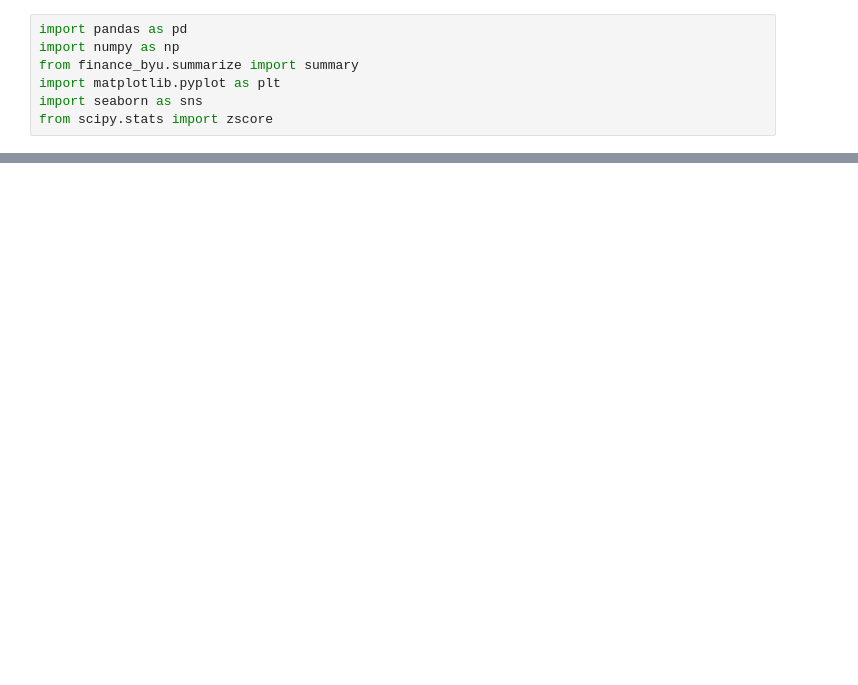
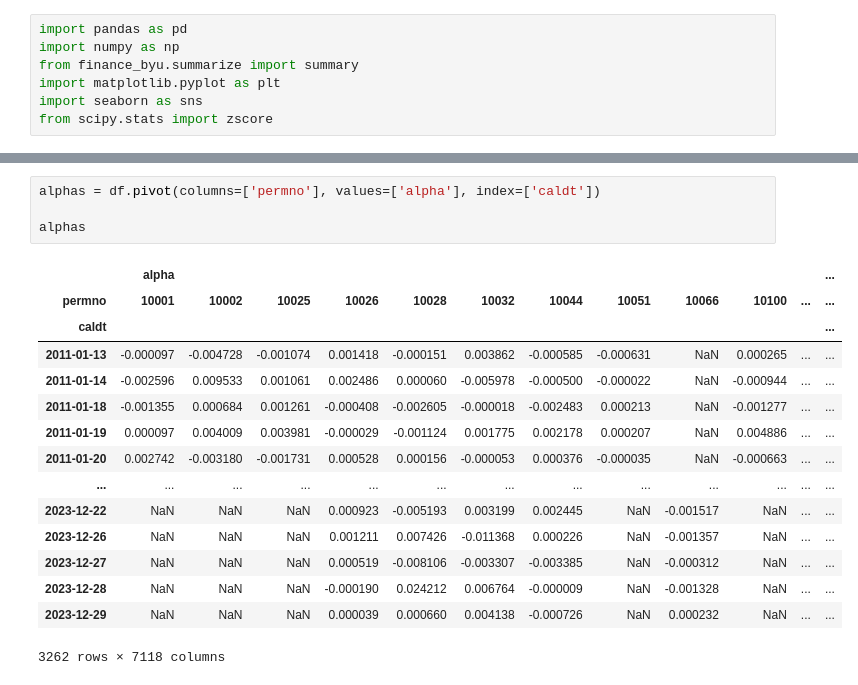
Before and after one commit to andrewhall1124/momentum, a Jupyter notebook: momentum_monthly_z.ipynb, the cells around one changed output, grey strips where cells are left out. Saved outputs shown, nothing was run; the diff lists cells and outputs as text; blank space fills up the shorter version.

Commit message:
Compute momentum alphas

```diff
--- a/momentum_monthly_z.ipynb
+++ b/momentum_monthly_z.ipynb
@@ -145,0 +142,20 @@ df
+# %%
+alphas = df.pivot(columns=['permno'], values=['alpha'], index=['caldt'])
+
+alphas
+# %% [output]
+|  | alpha |  |  |  |  |  |  |  |  |  |  | ... |
+| permno | 10001 | 10002 | 10025 | 10026 | 10028 | 10032 | 10044 | 10051 | 10066 | 10100 | ... | ... |
+| caldt |  |  |  |  |  |  |  |  |  |  |  | ... |
+| 2011-01-13 | -0.000097 | -0.004728 | -0.001074 | 0.001418 | -0.000151 | 0.003862 | -0.000585 | -0.000631 | NaN | 0.000265 | ... | ... |
+| 2011-01-14 | -0.002596 | 0.009533 | 0.001061 | 0.002486 | 0.000060 | -0.005978 | -0.000500 | -0.000022 | NaN | -0.000944 | ... | ... |
+| 2011-01-18 | -0.001355 | 0.000684 | 0.001261 | -0.000408 | -0.002605 | -0.000018 | -0.002483 | 0.000213 | NaN | -0.001277 | ... | ... |
+| 2011-01-19 | 0.000097 | 0.004009 | 0.003981 | -0.000029 | -0.001124 | 0.001775 | 0.002178 | 0.000207 | NaN | 0.004886 | ... | ... |
+| 2011-01-20 | 0.002742 | -0.003180 | -0.001731 | 0.000528 | 0.000156 | -0.000053 | 0.000376 | -0.000035 | NaN | -0.000663 | ... | ... |
+| ... | ... | ... | ... | ... | ... | ... | ... | ... | ... | ... | ... | ... |
+| 2023-12-22 | NaN | NaN | NaN | 0.000923 | -0.005193 | 0.003199 | 0.002445 | NaN | -0.001517 | NaN | ... | ... |
+| 2023-12-26 | NaN | NaN | NaN | 0.001211 | 0.007426 | -0.011368 | 0.000226 | NaN | -0.001357 | NaN | ... | ... |
+| 2023-12-27 | NaN | NaN | NaN | 0.000519 | -0.008106 | -0.003307 | -0.003385 | NaN | -0.000312 | NaN | ... | ... |
+| 2023-12-28 | NaN | NaN | NaN | -0.000190 | 0.024212 | 0.006764 | -0.000009 | NaN | -0.001328 | NaN | ... | ... |
+| 2023-12-29 | NaN | NaN | NaN | 0.000039 | 0.000660 | 0.004138 | -0.000726 | NaN | 0.000232 | NaN | ... | ... |
+3262 rows × 7118 columns
```
Also changed, not shown: parts of 5 cells of this notebook.
